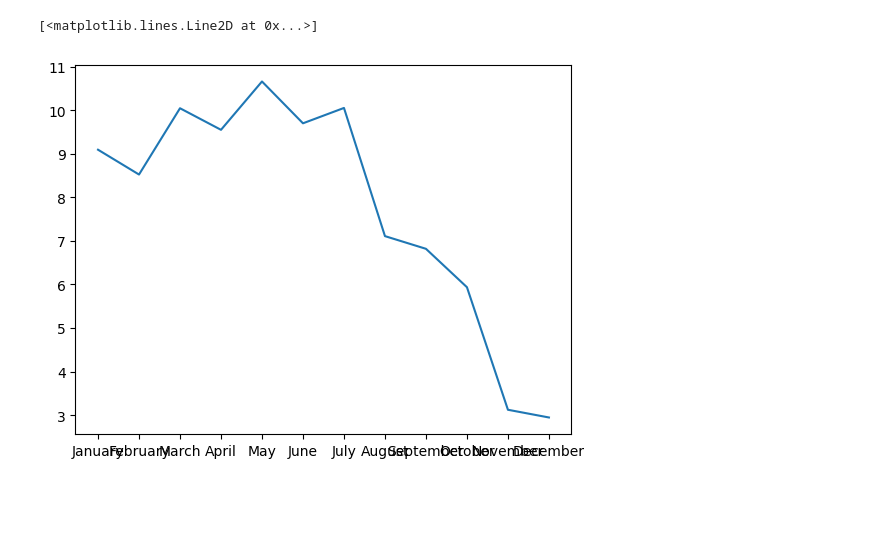
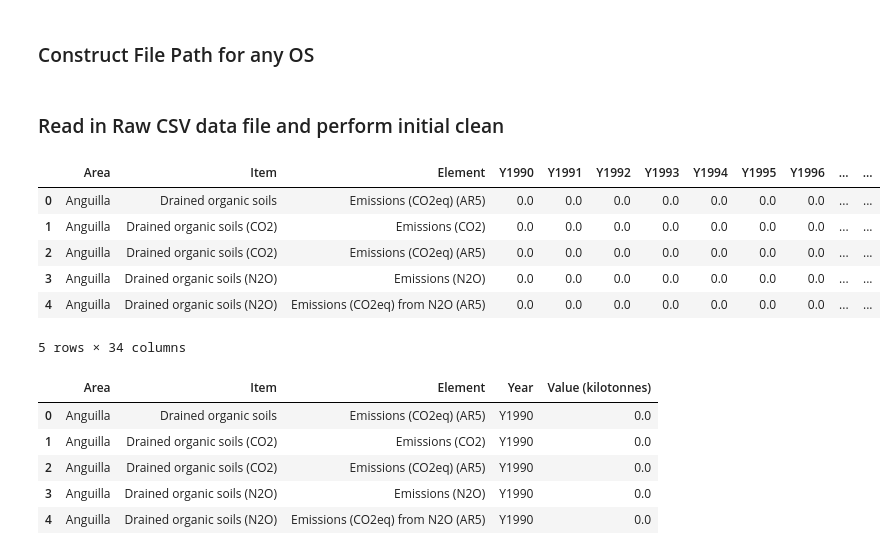
Before and after one commit to zhatz111/fao-dashboard-project, a Jupyter notebook: notebooks/1.0-zah-initial-data-exploration.ipynb, the cells around one changed output. Drawn from its saved outputs; the diff is of its cells as text; code cells hidden in the pictures; blank space fills up the shorter version.

Commit message:
Centralizing Data and Initial Exploration

```diff
--- a/notebooks/1.0-zah-initial-data-exploration.ipynb
+++ b/notebooks/1.0-zah-initial-data-exploration.ipynb
@@ -29,7 +9,32 @@ array(['Consumer Prices, Food Indices (2015 = 100)',
-# %%
-df_afghan = df[df["Area"] == "Afghanistan"]
-df_afghan_consumer = df_afghan[df_afghan["Item"]=="Food price inflation"]
-plt.plot(df_afghan_consumer["Months"], df_afghan_consumer["Y2014"])
-# %% [output]
-[<matplotlib.lines.Line2D at 0x...>]
-[figure, removed]
+# %% [markdown]
+### Construct File Path for any OS
+# %%
+root_dir = Path().cwd().parent
+data_folder = root_dir/"data"
+# %% [markdown]
+### Read in Raw CSV data file and perform initial clean
+# %%
+df = pd.read_csv(data_folder/"raw"/"Emissions_Totals_E_Americas_NOFLAG.csv", encoding="latin-1")
+df = df.drop(['Area Code','Area Code (M49)','Item Code','Element Code','Source Code', 'Source', 'Unit'], axis=1)
+df = df.loc[:,~df.columns.str.startswith(('Y196','Y197','Y198','Y203','Y205'))]
+df.head()
+# %% [output]
+|  | Area | Item | Element | Y1990 | Y1991 | Y1992 | Y1993 | Y1994 | Y1995 | Y1996 | ... | ... |
+| 0 | Anguilla | Drained organic soils | Emissions (CO2eq) (AR5) | 0.0 | 0.0 | 0.0 | 0.0 | 0.0 | 0.0 | 0.0 | ... | ... |
+| 1 | Anguilla | Drained organic soils (CO2) | Emissions (CO2) | 0.0 | 0.0 | 0.0 | 0.0 | 0.0 | 0.0 | 0.0 | ... | ... |
+| 2 | Anguilla | Drained organic soils (CO2) | Emissions (CO2eq) (AR5) | 0.0 | 0.0 | 0.0 | 0.0 | 0.0 | 0.0 | 0.0 | ... | ... |
+| 3 | Anguilla | Drained organic soils (N2O) | Emissions (N2O) | 0.0 | 0.0 | 0.0 | 0.0 | 0.0 | 0.0 | 0.0 | ... | ... |
+| 4 | Anguilla | Drained organic soils (N2O) | Emissions (CO2eq) from N2O (AR5) | 0.0 | 0.0 | 0.0 | 0.0 | 0.0 | 0.0 | 0.0 | ... | ... |
+5 rows × 34 columns
+# %%
+df_melted = df.melt(id_vars=["Area", "Item", "Element"],
+        var_name="Year",
+        value_name="Value (kilotonnes)")
+df_melted.head()
+# %% [output]
+|  | Area | Item | Element | Year | Value (kilotonnes) |
+| 0 | Anguilla | Drained organic soils | Emissions (CO2eq) (AR5) | Y1990 | 0.0 |
+| 1 | Anguilla | Drained organic soils (CO2) | Emissions (CO2) | Y1990 | 0.0 |
+| 2 | Anguilla | Drained organic soils (CO2) | Emissions (CO2eq) (AR5) | Y1990 | 0.0 |
+| 3 | Anguilla | Drained organic soils (N2O) | Emissions (N2O) | Y1990 | 0.0 |
+| 4 | Anguilla | Drained organic soils (N2O) | Emissions (CO2eq) from N2O (AR5) | Y1990 | 0.0 |
```
Also changed, not shown: parts of 5 cells of this notebook, 10 other files.
